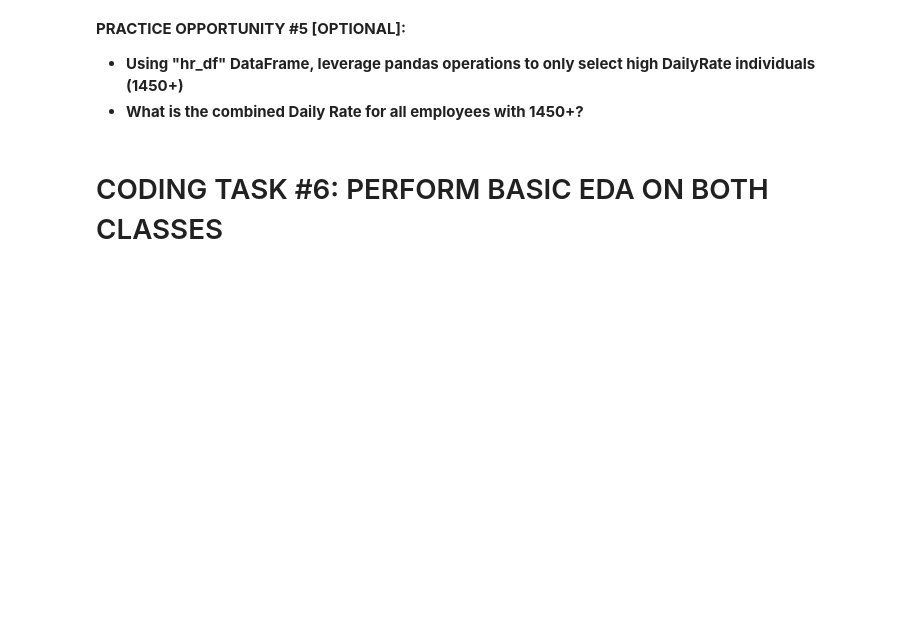
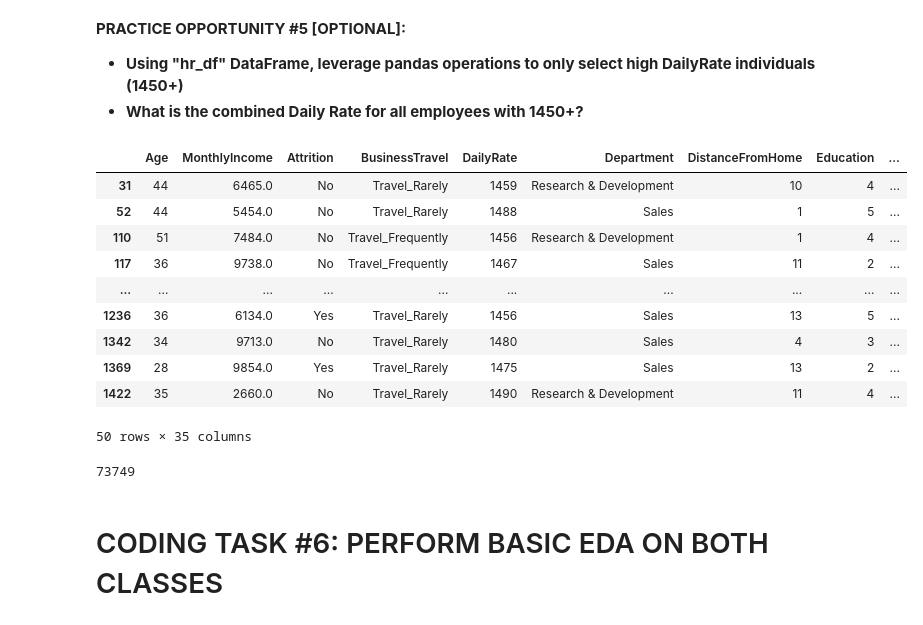
Before and after one commit to sarangab/ml-practice, a Jupyter notebook: Data_Wrangling_&_EDA_with_Pandas.ipynb, the cells around one changed output. Cells and saved outputs as stored; diff of their text form; code cells hidden in the pictures; blank space fills up the shorter version.

```diff
--- a/Data_Wrangling_&_EDA_with_Pandas.ipynb
+++ b/Data_Wrangling_&_EDA_with_Pandas.ipynb
@@ -138,6 +467,25 @@ hr_df[hr_df["DailyRate"].between(800, 850)]
 **PRACTICE OPPORTUNITY #5 [OPTIONAL]:**
 - **Using "hr_df" DataFrame, leverage pandas operations to only select high DailyRate individuals (1450+)**
 - **What is the combined Daily Rate for all employees with 1450+?**
+# %%
+hr_df[hr_df["DailyRate"] >= 1450]
+# %% [output]
+|  | Age | MonthlyIncome | Attrition | BusinessTravel | DailyRate | Department | DistanceFromHome | Education | ... |
+| 31 | 44 | 6465.0 | No | Travel_Rarely | 1459 | Research & Development | 10 | 4 | ... |
+| 52 | 44 | 5454.0 | No | Travel_Rarely | 1488 | Sales | 1 | 5 | ... |
+| 110 | 51 | 7484.0 | No | Travel_Frequently | 1456 | Research & Development | 1 | 4 | ... |
+| 117 | 36 | 9738.0 | No | Travel_Frequently | 1467 | Sales | 11 | 2 | ... |
+| ... | ... | ... | ... | ... | ... | ... | ... | ... | ... |
+| 1236 | 36 | 6134.0 | Yes | Travel_Rarely | 1456 | Sales | 13 | 5 | ... |
+| 1342 | 34 | 9713.0 | No | Travel_Rarely | 1480 | Sales | 4 | 3 | ... |
+| 1369 | 28 | 9854.0 | Yes | Travel_Rarely | 1475 | Sales | 13 | 2 | ... |
+| 1422 | 35 | 2660.0 | No | Travel_Rarely | 1490 | Research & Development | 11 | 4 | ... |
+50 rows × 35 columns
+# %%
+high_df= hr_df[hr_df["DailyRate"] >= 1450]
+high_df["DailyRate"].sum()
+# %% [output]
+73749
 # %% [markdown]
 # CODING TASK #6: PERFORM BASIC EDA ON BOTH CLASSES
 # %%
```
Also changed, not shown: parts of 50 cells of this notebook.
